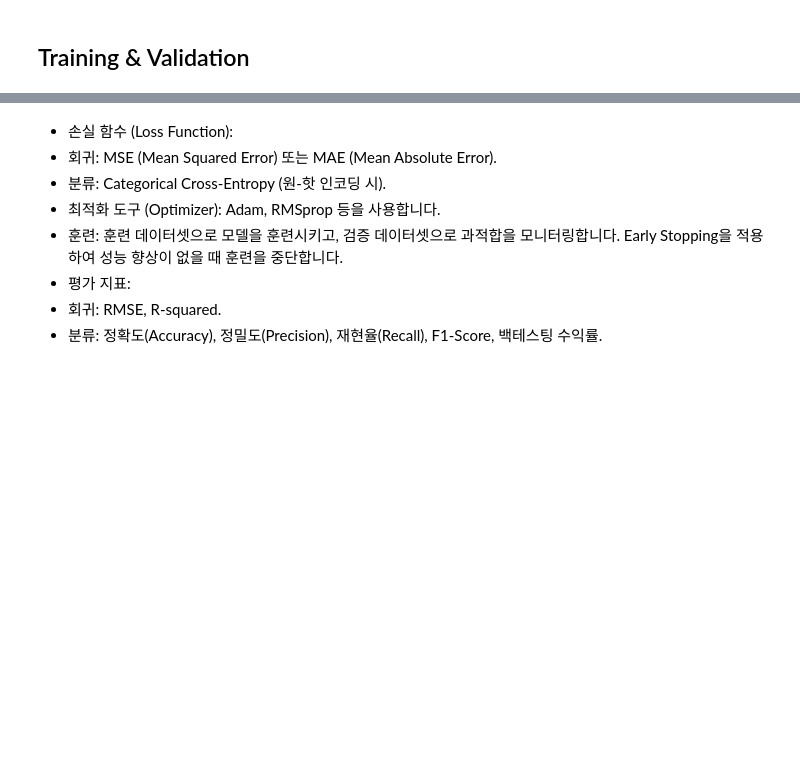
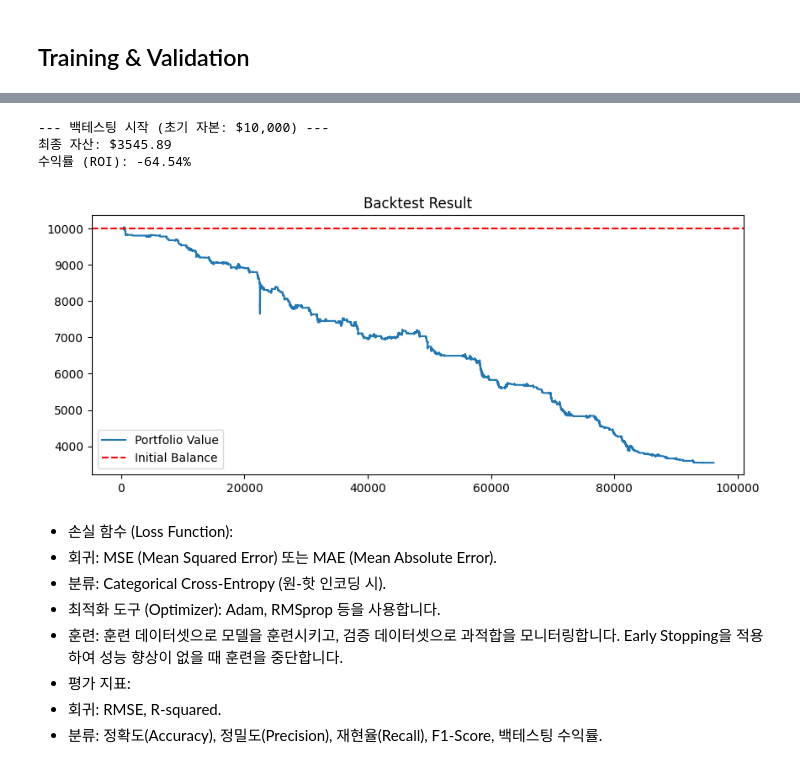
Before and after one commit to dongbin300/PyLab, a Jupyter notebook: Labs/Crypto/CNN-LSTM/CNN-LSTM1.ipynb, the cells around one changed output, grey strips where cells are left out. Cells and saved outputs as stored; diff of their text form; code cells hidden in the pictures; blank space fills up the shorter version.

```diff
--- a/Labs/Crypto/CNN-LSTM/CNN-LSTM1.ipynb
+++ b/Labs/Crypto/CNN-LSTM/CNN-LSTM1.ipynb
@@ -235,3 +430,70 @@ Sell(2) 가중치: 3.9260 (데이터가 적으므로 높음)
+# %%
+# ---------------------------------------------------------
+# 백테스팅 (Backtesting Simulation)
+# ---------------------------------------------------------
+# 간단한 로직: Buy 신호 시 전량 매수, Sell 신호 시 전량 매도
+# ---------------------------------------------------------
+
+initial_balance = 10000.0  # 초기 자본 $10,000
+balance = initial_balance
+position = 0               # 코인 보유량
+fee_rate = 0.0004          # 수수료 0.04% (Binance Taker 기준)
+portfolio_value = []       # 자산 가치 기록
+
+# 테스트 데이터의 실제 가격 정보 가져오기 (전처리 전 df 사용 필요)
+# 주의: test_df는 위 전처리 과정에서 정의된 원본 데이터 프레임이어야 함
+test_close_prices = test_df['close'].values[TIME_STEPS:] # 시퀀스 길이만큼 앞부분 제외됨
+
+print("\n--- 백테스팅 시작 (초기 자본: $10,000) ---")
+
+for i in range(len(pred_classes)):
+    action = pred_classes[i]
+    current_price = test_close_prices[i]
+
+    # 매수 (Buy) 신호
+    if action == 1:
+        if balance > 0: # 현금이 있으면
+            buy_amount = balance / current_price
+            fee = balance * fee_rate
+            position = buy_amount * (1 - fee_rate) # 수수료 차감 후 코인 보유
+            balance = 0
+            # print(f"매수: {current_price:.2f} USDT")
+
+    # 매도 (Sell) 신호
+    elif action == 2:
+        if position > 0: # 코인이 있으면
+            sell_amount = position * current_price
+            fee = sell_amount * fee_rate
+            balance = sell_amount - fee # 수수료 차감 후 현금 보유
+            position = 0
+            # print(f"매도: {current_price:.2f} USDT")
+
+    # Hold는 아무것도 안함
+
+    # 현재 총 자산 가치 기록
+    current_val = balance + (position * current_price)
+    portfolio_value.append(current_val)
+
+# 최종 결과
+final_balance = portfolio_value[-1]
+roi = ((final_balance - initial_balance) / initial_balance) * 100
+
+print(f"최종 자산: ${final_balance:.2f}")
+print(f"수익률 (ROI): {roi:.2f}%")
+# %% [output]
+--- 백테스팅 시작 (초기 자본: $10,000) ---
+최종 자산: $3545.89
+수익률 (ROI): -64.54%
+# %%
+# 수익률 그래프
+plt.figure(figsize=(10, 4))
+plt.plot(portfolio_value, label='Portfolio Value')
+plt.axhline(y=initial_balance, color='r', linestyle='--', label='Initial Balance')
+plt.title('Backtest Result')
+plt.legend()
+plt.show()
+# %% [output]
+[figure, added]
 # %% [markdown]
 - 손실 함수 (Loss Function):
 - 회귀: MSE (Mean Squared Error) 또는 MAE (Mean Absolute Error).
```
Also changed, not shown: parts of 12 cells of this notebook, 1 other file.
